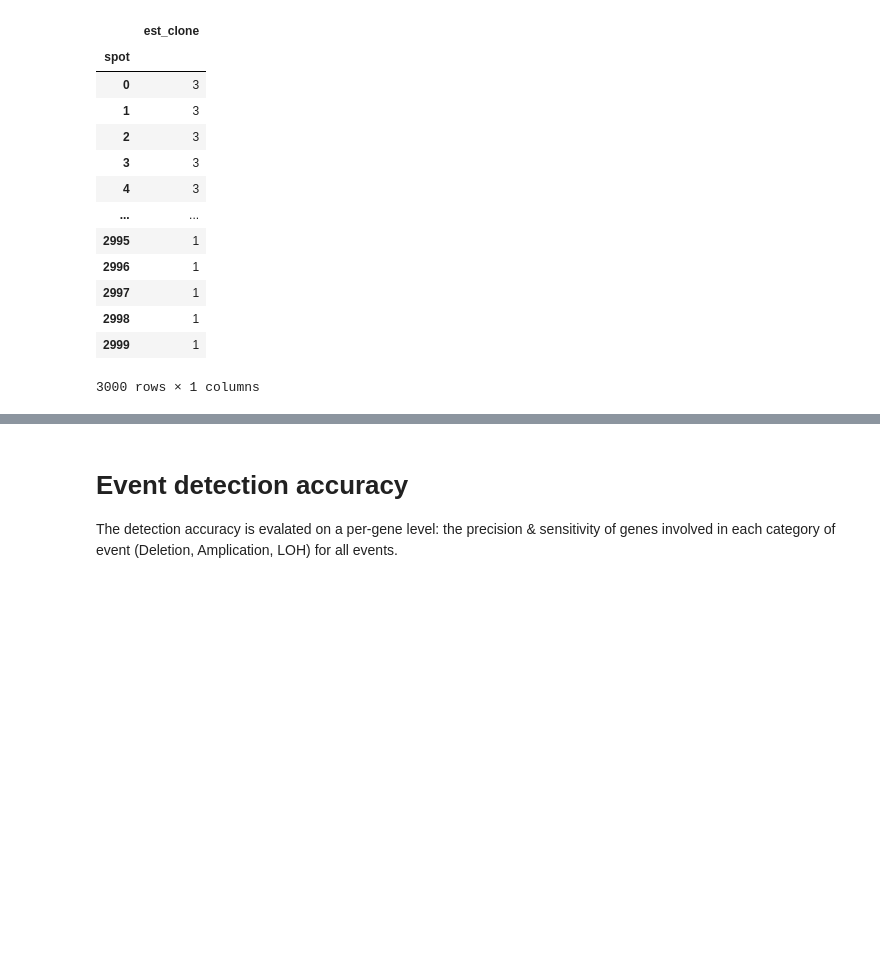
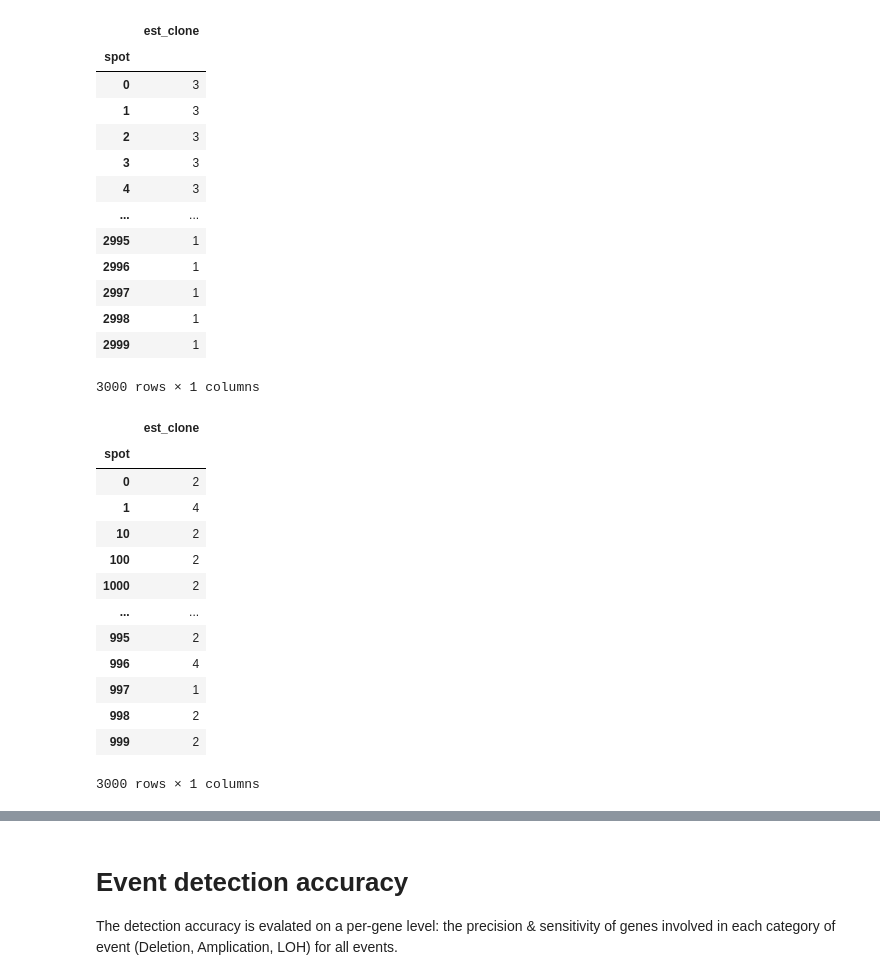
Before and after one commit to michaelJwilson/calicost_sim_analysis, a Jupyter notebook: Simulation2.ipynb, the cells around one changed output, grey strips where cells are left out. Saved outputs shown, nothing was run; the diff lists cells and outputs as text; code cells hidden in the pictures; blank space fills up the shorter version.

```diff
--- a/Simulation2.ipynb
+++ b/Simulation2.ipynb
@@ -178,6 +179,24 @@ Reading CalicoST clones from ../nomixing_calicost_related/numcnas3.3_cnasize3e7_
 | 2998 | 1 |
 | 2999 | 1 |
 3000 rows × 1 columns
+# %%
+numbat_clones = get_numbat_clones(numbat_dir, get_sampleid((3, 3), "3e7", 2, 0))
+numbat_clones
+# %% [output]
+|  | est_clone |
+| spot |  |
+| 0 | 2 |
+| 1 | 4 |
+| 10 | 2 |
+| 100 | 2 |
+| 1000 | 2 |
+| ... | ... |
+| 995 | 2 |
+| 996 | 4 |
+| 997 | 1 |
+| 998 | 2 |
+| 999 | 2 |
+3000 rows × 1 columns
 # %%
 clone_aris = get_aris(true_dir, calico_pure_dir, numbat_dir, starch_dir)
 clone_aris
```
Also changed, not shown: parts of 3 cells of this notebook, 1 other file.
